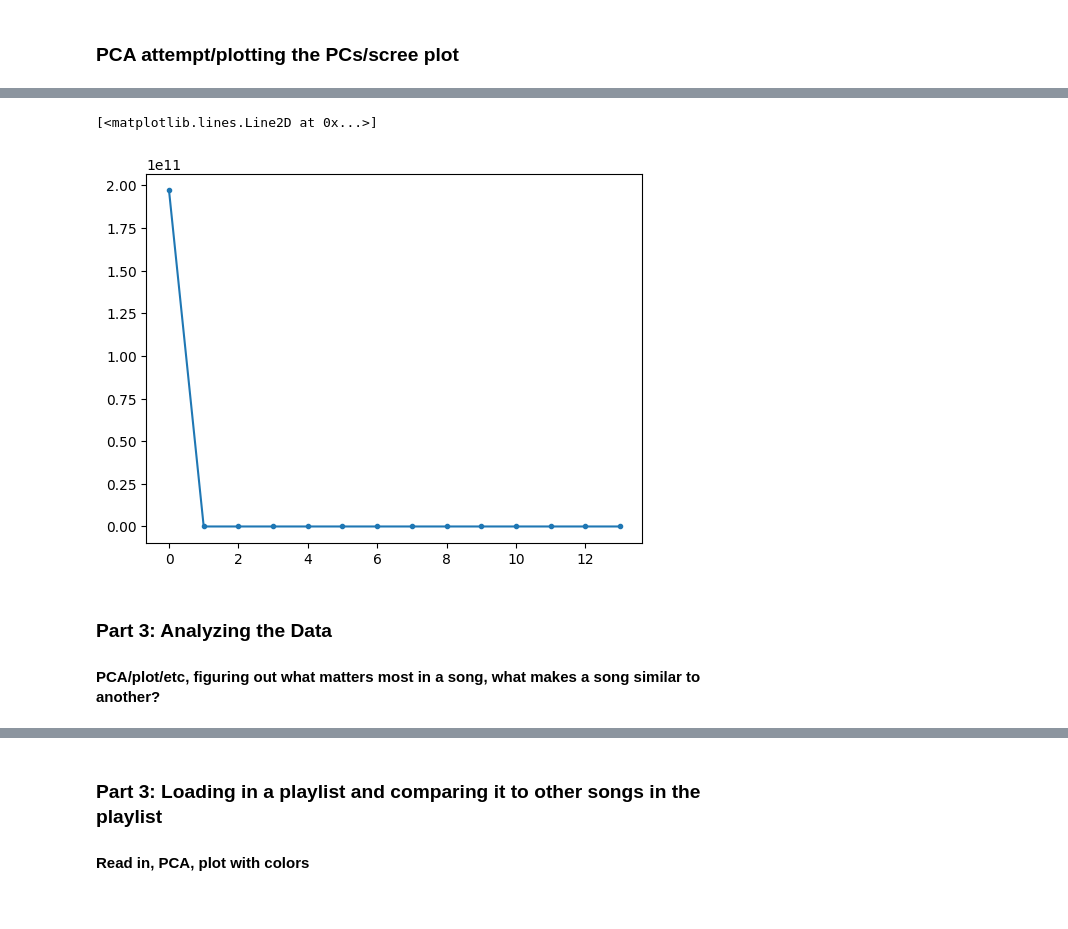
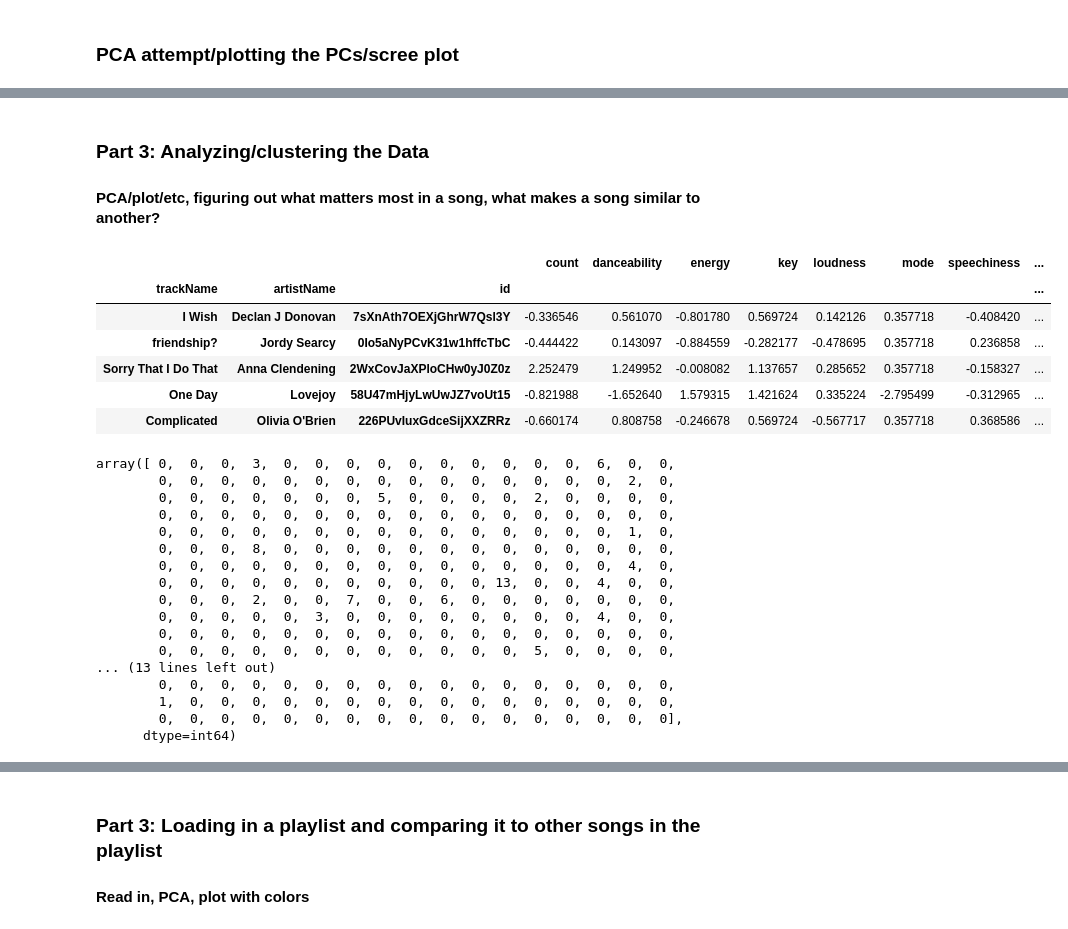
Before and after one commit to JessicaGolden/music_108, a Jupyter notebook: music_108_v01.ipynb, the cells around one changed output, grey strips where cells are left out. Drawn from its saved outputs; the diff is of its cells as text; code cells hidden in the pictures.

```diff
--- a/music_108_v01.ipynb
+++ b/music_108_v01.ipynb
@@ -181,9 +190,6 @@ u.shape, s.shape, vt.shape
 # %%
 # scree plot
-plt.plot(s**2, marker='.')
+px.line(s**2)
-# %% [output]
-[<matplotlib.lines.Line2D at 0x...>]
-[figure, removed]
 # %%
 pcs = u * s
 tst = centered_df.reset_index()[['trackName']]
@@ -197,5 +200,17 @@ px.scatter(data_frame=tst, x='pc1', y='pc2', hover_data='trackName')
 # pd.Index(cleaned_df).to_list()
 # type(centered_df.reset_index()['id'])
 # %% [markdown]
-### Part 3: Analyzing the Data
+### Part 3: Analyzing/clustering the Data
 #### PCA/plot/etc, figuring out what matters most in a song, what makes a song similar to another?
+# %%
+cluster_df = songs_df.set_index(['trackName', 'artistName', 'id']).dropna()
+cluster_df = (cluster_df - np.mean(cluster_df, axis=0)) / np.std(cluster_df, axis=0)
+cluster_df.head(5)
+# %% [output]
+|  |  |  | count | danceability | energy | key | loudness | mode | speechiness | ... |
+| trackName | artistName | id |  |  |  |  |  |  |  | ... |
+| I Wish | Declan J Donovan | 7sXnAth7OEXjGhrW7Qsl3Y | -0.336546 | 0.561070 | -0.801780 | 0.569724 | 0.142126 | 0.357718 | -0.408420 | ... |
+| friendship? | Jordy Searcy | 0Io5aNyPCvK31w1hffcTbC | -0.444422 | 0.143097 | -0.884559 | -0.282177 | -0.478695 | 0.357718 | 0.236858 | ... |
+| Sorry That I Do That | Anna Clendening | 2WxCovJaXPloCHw0yJ0Z0z | 2.252479 | 1.249952 | -0.008082 | 1.137657 | 0.285652 | 0.357718 | -0.158327 | ... |
+| One Day | Lovejoy | 58U47mHjyLwUwJZ7voUt15 | -0.821988 | -1.652640 | 1.579315 | 1.421624 | 0.335224 | -2.795499 | -0.312965 | ... |
+| Complicated | Olivia O'Brien | 226PUvIuxGdceSijXXZRRz | -0.660174 | 0.808758 | -0.246678 | 0.569724 | -0.567717 | 0.357718 | 0.368586 | ... |
@@ -201,0 +223,21 @@ px.scatter(data_frame=tst, x='pc1', y='pc2', hover_data='trackName')
+# %%
+cluster = MeanShift().fit(cluster_df)
+cluster.labels_
+# %% [output]
+array([ 0,  0,  0,  3,  0,  0,  0,  0,  0,  0,  0,  0,  0,  0,  6,  0,  0,
+        0,  0,  0,  0,  0,  0,  0,  0,  0,  0,  0,  0,  0,  0,  0,  2,  0,
+        0,  0,  0,  0,  0,  0,  0,  5,  0,  0,  0,  0,  2,  0,  0,  0,  0,
+        0,  0,  0,  0,  0,  0,  0,  0,  0,  0,  0,  0,  0,  0,  0,  0,  0,
+        0,  0,  0,  0,  0,  0,  0,  0,  0,  0,  0,  0,  0,  0,  0,  1,  0,
+        0,  0,  0,  8,  0,  0,  0,  0,  0,  0,  0,  0,  0,  0,  0,  0,  0,
+        0,  0,  0,  0,  0,  0,  0,  0,  0,  0,  0,  0,  0,  0,  0,  4,  0,
+        0,  0,  0,  0,  0,  0,  0,  0,  0,  0,  0, 13,  0,  0,  4,  0,  0,
+        0,  0,  0,  2,  0,  0,  7,  0,  0,  6,  0,  0,  0,  0,  0,  0,  0,
+        0,  0,  0,  0,  0,  3,  0,  0,  0,  0,  0,  0,  0,  0,  4,  0,  0,
+        0,  0,  0,  0,  0,  0,  0,  0,  0,  0,  0,  0,  0,  0,  0,  0,  0,
+        0,  0,  0,  0,  0,  0,  0,  0,  0,  0,  0,  0,  5,  0,  0,  0,  0,
+... (13 lines left out)
+        0,  0,  0,  0,  0,  0,  0,  0,  0,  0,  0,  0,  0,  0,  0,  0,  0,
+        1,  0,  0,  0,  0,  0,  0,  0,  0,  0,  0,  0,  0,  0,  0,  0,  0,
+        0,  0,  0,  0,  0,  0,  0,  0,  0,  0,  0,  0,  0,  0,  0,  0,  0],
+      dtype=int64)
```
Also changed, not shown: parts of 14 cells of this notebook, 1 other file.
